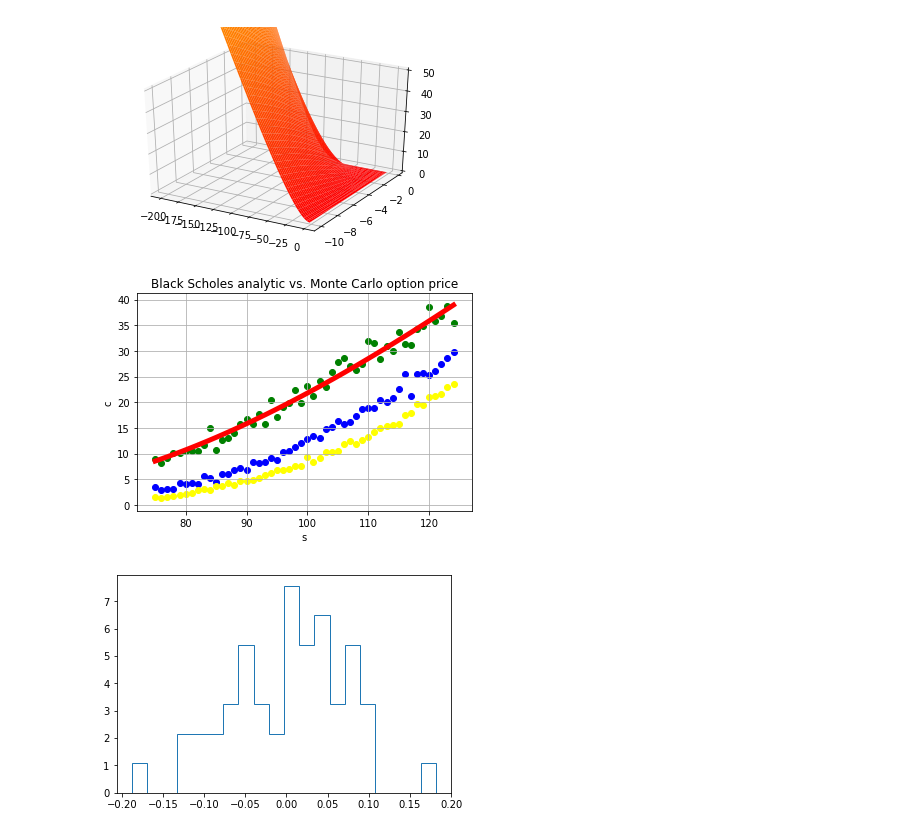
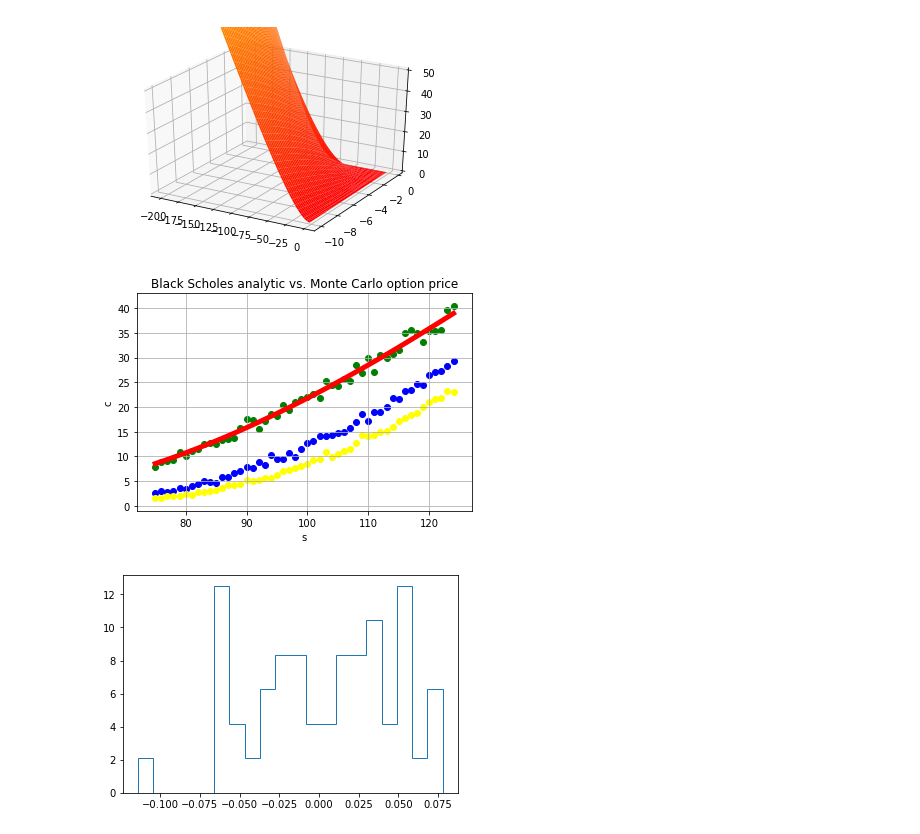
Before and after one commit to tomjonesbackup/joshi-exercises, a Jupyter notebook: joshi-monte-carlo-exercises.ipynb, the cells around one changed output. Saved outputs shown, nothing was run; the diff lists cells and outputs as text; code cells hidden in the pictures.

Commit message:
Added antithetic rnd decorator

```diff
--- a/joshi-monte-carlo-exercises.ipynb
+++ b/joshi-monte-carlo-exercises.ipynb
@@ -139,10 +139,23 @@ class simple_rng:
     def gen(self, dimensions):
         return np.random.normal(0.0, 1.0, dimensions)
 
+class antithetic_rng:
+    def __init__(self, rng):
+        self.rng = rng
+        self.rnds = None
+    def gen(self, dimensions):
+        if self.rnds is not None:
+            rnds = np.array([-1.*x for x in self.rnds])
+            self.rnds = None
+            return rnds
+        else:
+            self.rnds = rng.gen(dimensions)
+            return self.rnds
+
 class bs_path_generator:
 
     def __init__(self, product, r, vol, rng):
-        drifts, stddevs = pre_calc_path_params(product.get_observation_times(), r, vol)
+        drifts, stddevs = self.pre_calc_path_params(product.get_observation_times(), r, vol)
         self.drifts = drifts
         self.stddevs = stddevs
         self.rng = rng
@@ -195,6 +208,7 @@ asian_obs_times = [float(i)/num_of_dates for i in range(1,num_of_dates+1)]
 # %%
 num_of_path = 10000
 rng = simple_rng()
+at_rng = antithetic_rng(rng)
 
 bs_option_price = bs_call(S0, K, R, Vol, T)
 print "Theoretical BS price = {}".format(bs_option_price)
@@ -202,13 +216,13 @@ print ""
 simple_mc_price = mc_price_option(S0, R, T, Vol, K, num_of_path)
 print "Simple MC Vanilla price = {}".format(simple_mc_price)
 print ""
-vanilla_price = bs_monte_carlo_price(vanilla_product(call_payoff(K), T), S0, R, Vol, rng, num_of_path)
+vanilla_price = bs_monte_carlo_price(vanilla_product(call_payoff(K), T), S0, R, Vol, at_rng, num_of_path)
 print "Path-dep MC Vanilla price = {}".format(vanilla_price)
 print ""
-asian_price = bs_monte_carlo_price(asian_product(call_payoff(K), asian_obs_times, T), S0, R, Vol, rng, num_of_path)
+asian_price = bs_monte_carlo_price(asian_product(call_payoff(K), asian_obs_times, T), S0, R, Vol, at_rng, num_of_path)
 print "Path-dep MC Asian price = {}".format(asian_price)
 print ""
-knock_in_barrier_price = bs_monte_carlo_price(knock_and_in_product(call_payoff(K), 0.001, 89., T), S0, R, Vol, rng, num_of_path)
+knock_in_barrier_price = bs_monte_carlo_price(knock_and_in_product(call_payoff(K), 0.001, 89., T), S0, R, Vol, at_rng, num_of_path)
 print "Path-dep MC Knock-in barrier price = {}".format(knock_in_barrier_price)
 # %% [output]
 Theoretical BS price = 15.8208777961
@@ -249,32 +263,32 @@ plt.show()
 # %%
 spots = np.arange(75., 125., 1.)
 bs_price = bs_call(spots, K, R, Vol, T)
 #mc_price = [mc_price_option(spot, R, T, Vol, K, 10000)[0] for spot in spots]
-vanilla_price = [bs_monte_carlo_price(vanilla_product(call_payoff(K), T), spot, R, Vol, 1000) for spot in spots]
-asian_price = [bs_monte_carlo_price(asian_product(call_payoff(K), asian_obs_times, T), spot, R, Vol, 1000) for spot in spots]
-knock_in_barrier_price = [bs_monte_carlo_price(knock_and_in_product(call_payoff(K), 0.5, 150., T), spot, R, Vol, num_of_path) for spot in spots]
+vanilla_price = [bs_monte_carlo_price(vanilla_product(call_payoff(K), T), spot, R, Vol, at_rng, 1000) for spot in spots]
+asian_price = [bs_monte_carlo_price(asian_product(call_payoff(K), asian_obs_times, T), spot, R, Vol, at_rng, 1000) for spot in spots]
+knock_in_barrier_price = [bs_monte_carlo_price(knock_and_in_product(call_payoff(K), 0.5, 150., T), spot, R, Vol, at_rng, num_of_path) for spot in spots]
 
 line, = plt.plot(spots, bs_price, 'r-')
 plt.setp(line, color='r', linewidth=5.0)
 
 plt.scatter(spots, vanilla_price, color=['green'])
 plt.scatter(spots, asian_price, color=['blue'])
 plt.scatter(spots, knock_in_barrier_price, color=['yellow'])
 
 plt.xlabel('s')
 plt.ylabel('c')
 plt.title('Black Scholes analytic vs. Monte Carlo option price')
 plt.grid(True)
 plt.show()
 # %% [output]
-[figure, old version]
+[figure, new version]
 # %%
 # BS vs MC price error as a histogram
 
 price_error = (bs_price-vanilla_price)/bs_price
 x=plt.hist(price_error, bins=20,normed=1,histtype='step')
 # %% [output]
-[figure, old version]
+[figure, new version]
 # %%
 # Monte Carlo price statistics
 numbers_of_paths = [2**x for x in np.arange(20)]
```
Also changed, not shown: parts of 2 cells of this notebook.
